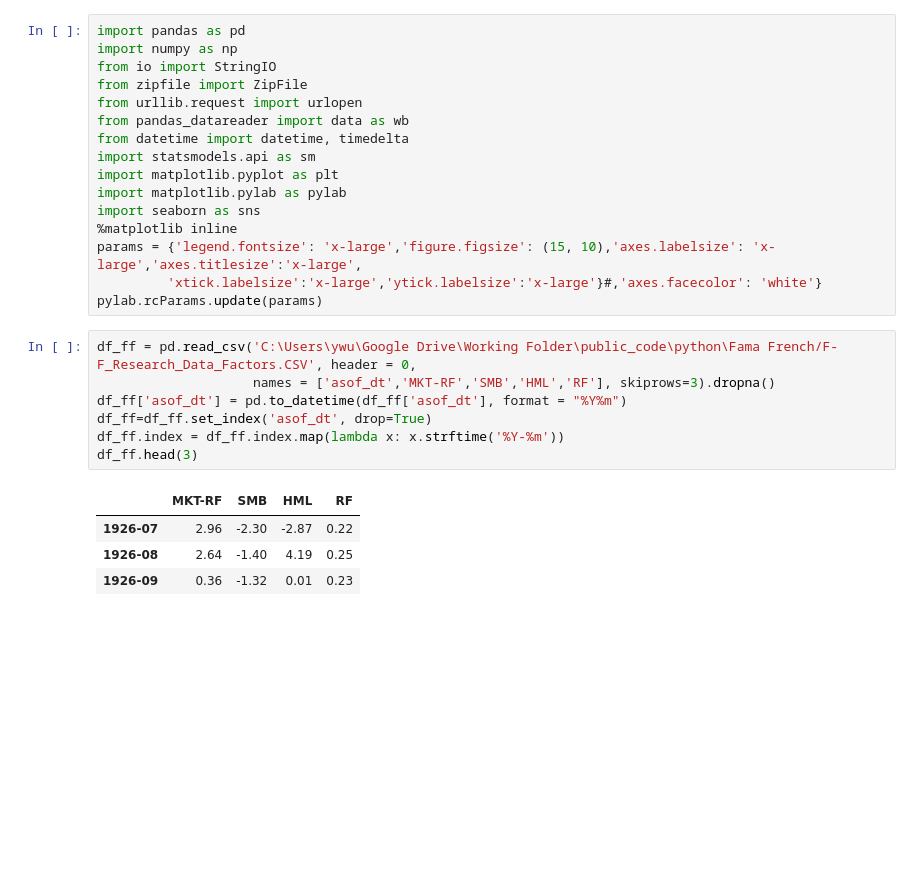
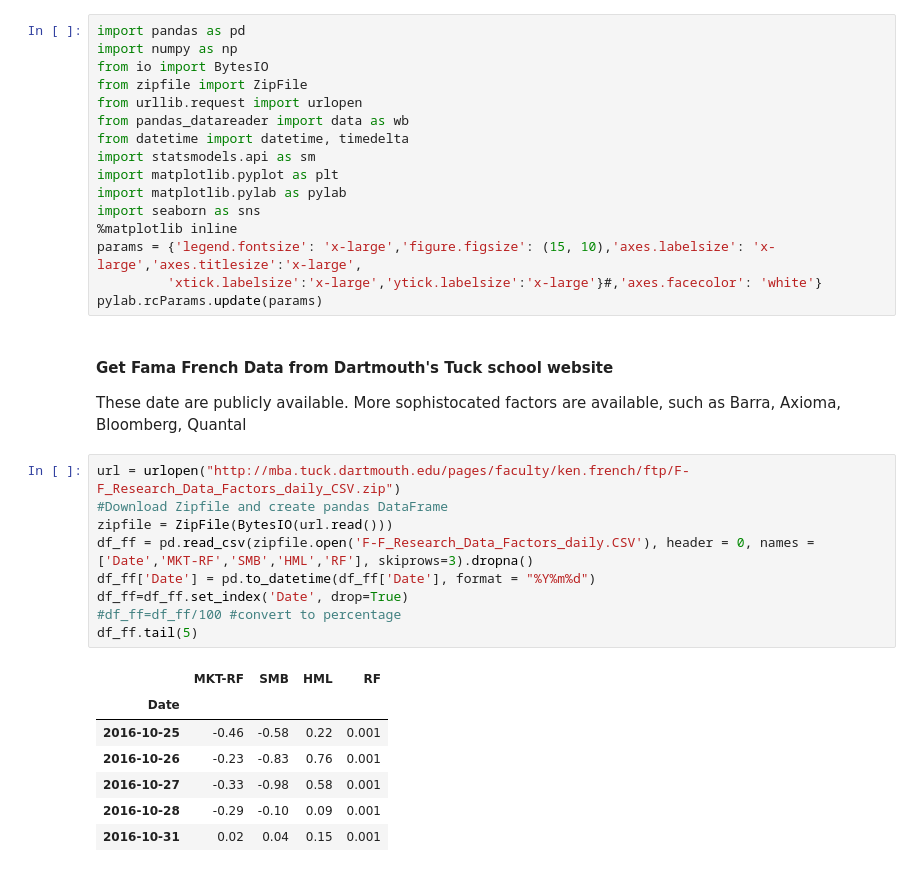
Before and after one commit to yanwu26/public_code, a Jupyter notebook: python/Fama French/Fama French.ipynb, the cells around one changed output. Drawn from its saved outputs; the diff is of its cells as text; blank space fills up the shorter version.

```diff
--- a/python/Fama French/Fama French.ipynb
+++ b/python/Fama French/Fama French.ipynb
@@ -19,7 +17,7 @@ All data, tools, and code are publicly available. No guarantee of data accuracy.
 # %%
 import pandas as pd
 import numpy as np
-from io import StringIO
+from io import BytesIO
 from zipfile import ZipFile
 from urllib.request import urlopen
 from pandas_datareader import data as wb
@@ -32,15 +30,24 @@ import seaborn as sns
 params = {'legend.fontsize': 'x-large','figure.figsize': (15, 10),'axes.labelsize': 'x-large','axes.titlesize':'x-large',
          'xtick.labelsize':'x-large','ytick.labelsize':'x-large'}#,'axes.facecolor': 'white'}
 pylab.rcParams.update(params)
+# %% [markdown]
+#### Get Fama French Data from Dartmouth's Tuck school website
+
+These date are publicly available. More sophistocated factors are available, such as Barra, Axioma, Bloomberg, Quantal
 # %%
-df_ff = pd.read_csv('C:\Users\ywu\Google Drive\Working Folder\public_code\python\Fama French/F-F_Research_Data_Factors.CSV', header = 0,
-                    names = ['asof_dt','MKT-RF','SMB','HML','RF'], skiprows=3).dropna()
-df_ff['asof_dt'] = pd.to_datetime(df_ff['asof_dt'], format = "%Y%m")
-df_ff=df_ff.set_index('asof_dt', drop=True)
-df_ff.index = df_ff.index.map(lambda x: x.strftime('%Y-%m'))
-df_ff.head(3)
+url = urlopen("http://mba.tuck.dartmouth.edu/pages/faculty/ken.french/ftp/F-F_Research_Data_Factors_daily_CSV.zip")
+#Download Zipfile and create pandas DataFrame
+zipfile = ZipFile(BytesIO(url.read()))
+df_ff = pd.read_csv(zipfile.open('F-F_Research_Data_Factors_daily.CSV'), header = 0, names = ['Date','MKT-RF','SMB','HML','RF'], skiprows=3).dropna()
+df_ff['Date'] = pd.to_datetime(df_ff['Date'], format = "%Y%m%d")
+df_ff=df_ff.set_index('Date', drop=True)
+#df_ff=df_ff/100 #convert to percentage
+df_ff.tail(5)
 # %% [output]
 |  | MKT-RF | SMB | HML | RF |
-| 1926-07 | 2.96 | -2.30 | -2.87 | 0.22 |
-| 1926-08 | 2.64 | -1.40 | 4.19 | 0.25 |
-| 1926-09 | 0.36 | -1.32 | 0.01 | 0.23 |
+| Date |  |  |  |  |
+| 2016-10-25 | -0.46 | -0.58 | 0.22 | 0.001 |
+| 2016-10-26 | -0.23 | -0.83 | 0.76 | 0.001 |
+| 2016-10-27 | -0.33 | -0.98 | 0.58 | 0.001 |
+| 2016-10-28 | -0.29 | -0.10 | 0.09 | 0.001 |
+| 2016-10-31 | 0.02 | 0.04 | 0.15 | 0.001 |
```
Also changed, not shown: parts of 9 cells of this notebook.
